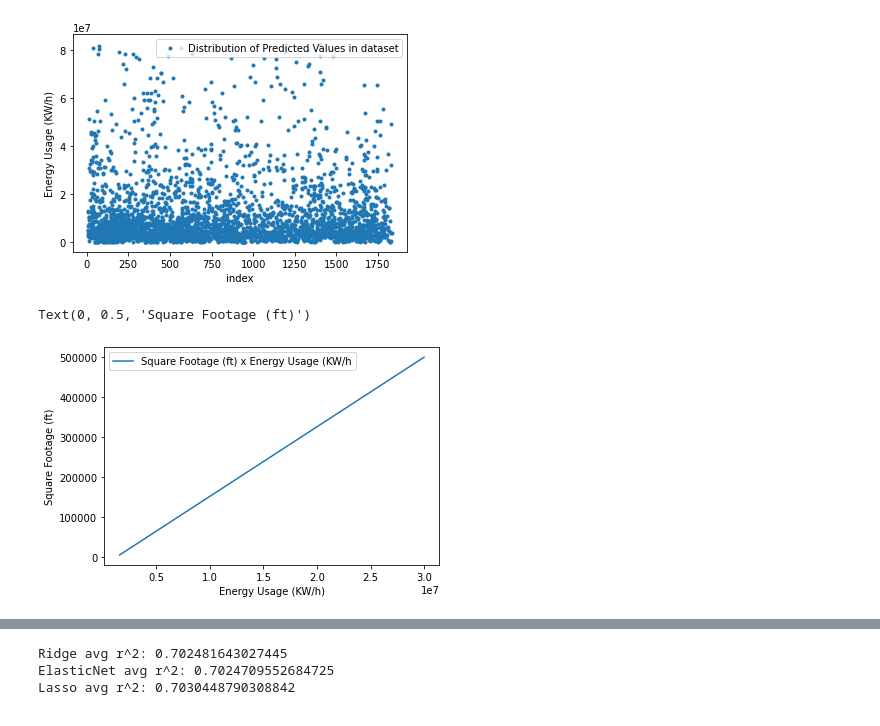
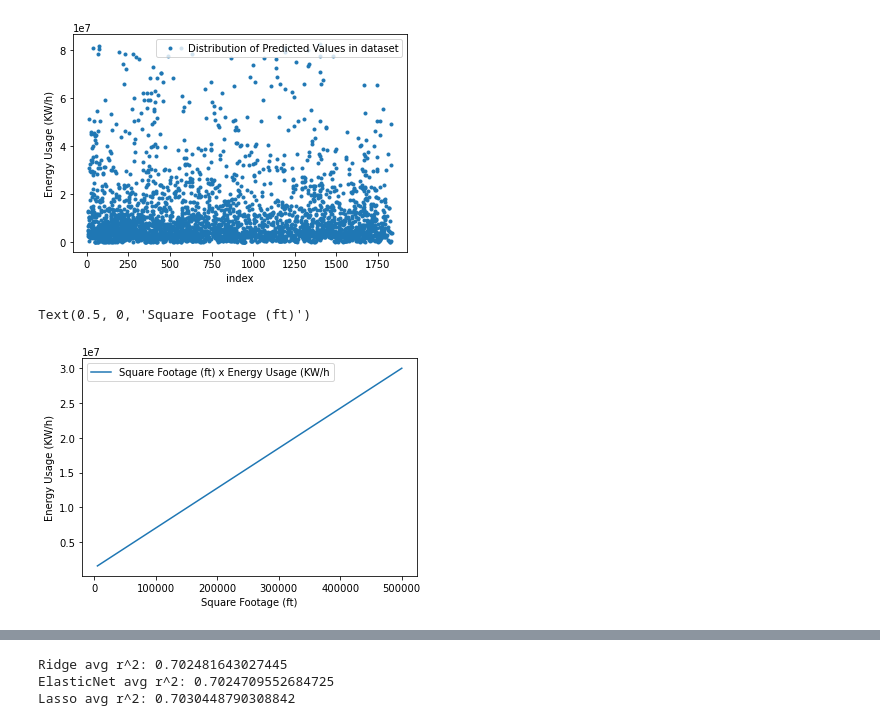
Before and after one commit to 1fabunicorn/Notebooks, a Jupyter notebook: Final_Project.ipynb, the cells around one changed output, grey strips where cells are left out. Drawn from its saved outputs; the diff is of its cells as text; code cells hidden in the pictures.

Commit message:
added more graphs

```diff
--- a/Final_Project.ipynb
+++ b/Final_Project.ipynb
@@ -162,15 +162,14 @@ def estimate_total_energy(property_type, sq_footage, year):
 # %%
 from matplotlib import pyplot as plt
 
 sq_footage = np.linspace(5000, 500000, 5)
 # sq_footage = np.logspace(1, 10, 5)
 
 X = [estimate_total_energy('Multifamily Housing', sq_footage[0], 2020), estimate_total_energy('Multifamily Housing', sq_footage[1], 2020), estimate_total_energy('Multifamily Housing', sq_footage[2], 2020), estimate_total_energy('Multifamily Housing', sq_footage[3], 2020), estimate_total_energy('Multifamily Housing', sq_footage[4], 2020)]
-plt.plot(X, sq_footage)
+plt.plot(sq_footage, X)
 plt.legend(['Square Footage (ft) x Energy Usage (KW/h'])
-plt.xlabel("Energy Usage (KW/h)")
-plt.ylabel("Square Footage (ft)")
-# plt.legend()
+plt.ylabel("Energy Usage (KW/h)")
+plt.xlabel("Square Footage (ft)")
 # %% [output]
-Text(0, 0.5, 'Square Footage (ft)')
+Text(0.5, 0, 'Square Footage (ft)')
-[figure, old version]
+[figure, new version]
```
Also changed, not shown: parts of 2 cells of this notebook, 2 other files.
